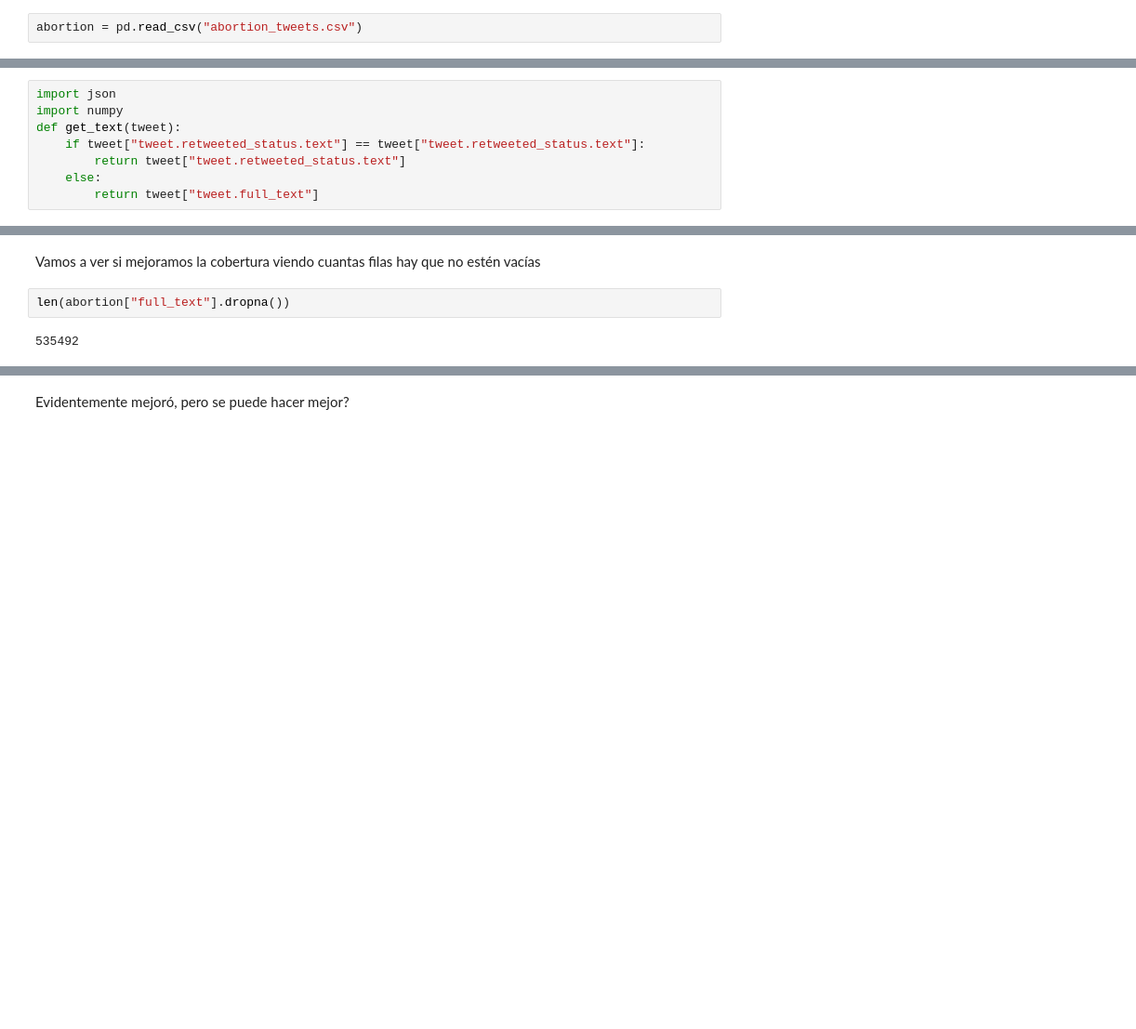
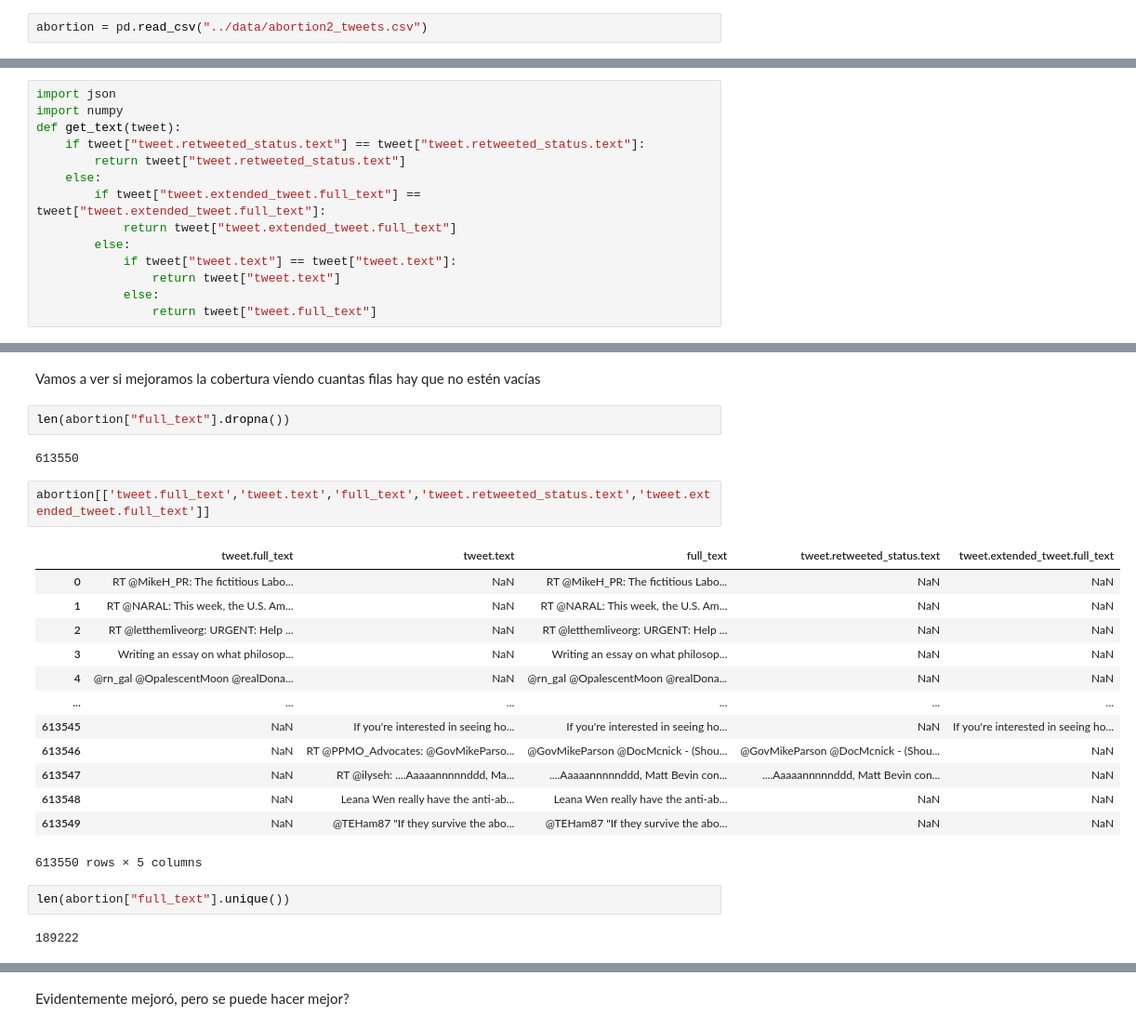
Before and after one commit to matiugrin/mentoria, a Jupyter notebook: 1 - Posicionamiento respecto a un tópico en twitter - Analisis y Visualización.ipynb, the cells around one changed output, grey strips where cells are left out. Shown: that part at 93% size. Cells and saved outputs as stored; diff of their text form; blank space fills up the shorter version.

```diff
--- a/1 - Posicionamiento respecto a un tópico en twitter - Analisis y Visualización.ipynb
+++ b/1 - Posicionamiento respecto a un tópico en twitter - Analisis y Visualización.ipynb
@@ -105,7 +191,7 @@ Anécdota: cuando empezamos a trabajar con este dataset descubrimos que había u
 # %% [markdown]
 Vamos a empezar a trabajar con los datos de twitter sin etiquetar. Vamos a usar los archivos .csv que compartió Matías levantados del mongo (así no tienen que pelearse con mongo). Si son muy pesados y les vuelven lenta la máquina pueden eliminar la mitad, tres cuartos o la cantidad que necesiten de tweets y trabajar con un dataset más chico. También pueden eliminar campos una vez que hayan importado el archivo (ahora vamos a ver como) dado que en principio vamos a trabajar sólo con tweet.full_text, tweet.retweeted_status.full_text, tweet.user.id_str, y tweet.retweeted_status.user.id_str. Para esta parte, peguen los archivos que mandó Matías en la misma carpeta que esta notebook
 # %%
-abortion = pd.read_csv("abortion_tweets.csv")
+abortion = pd.read_csv("../data/abortion2_tweets.csv")
 # %%
 len(abortion)
 # %% [output]
@@ -131,7 +217,13 @@ def get_text(tweet):
     if tweet["tweet.retweeted_status.text"] == tweet["tweet.retweeted_status.text"]:
         return tweet["tweet.retweeted_status.text"]
     else:
-        return tweet["tweet.full_text"]
+        if tweet["tweet.extended_tweet.full_text"] == tweet["tweet.extended_tweet.full_text"]:
+            return tweet["tweet.extended_tweet.full_text"]
+        else:
+            if tweet["tweet.text"] == tweet["tweet.text"]:
+                return tweet["tweet.text"]
+            else:
+                return tweet["tweet.full_text"]
 # %%
 abortion["full_text"] = abortion.apply(get_text, axis=1)
 # %% [markdown]
@@ -141,4 +233,24 @@ Vamos a ver si mejoramos la cobertura viendo cuantas filas hay que no estén vac
 # %%
 len(abortion["full_text"].dropna())
 # %% [output]
-535492
+613550
+# %%
+abortion[['tweet.full_text','tweet.text','full_text','tweet.retweeted_status.text','tweet.extended_tweet.full_text']]
+# %% [output]
+|  | tweet.full_text | tweet.text | full_text | tweet.retweeted_status.text | tweet.extended_tweet.full_text |
+| 0 | RT @MikeH_PR: The fictitious Labo... | NaN | RT @MikeH_PR: The fictitious Labo... | NaN | NaN |
+| 1 | RT @NARAL: This week, the U.S. Am... | NaN | RT @NARAL: This week, the U.S. Am... | NaN | NaN |
+| 2 | RT @letthemliveorg: URGENT: Help ... | NaN | RT @letthemliveorg: URGENT: Help ... | NaN | NaN |
+| 3 | Writing an essay on what philosop... | NaN | Writing an essay on what philosop... | NaN | NaN |
+| 4 | @rn_gal @OpalescentMoon @realDona... | NaN | @rn_gal @OpalescentMoon @realDona... | NaN | NaN |
+| ... | ... | ... | ... | ... | ... |
+| 613545 | NaN | If you're interested in seeing ho... | If you're interested in seeing ho... | NaN | If you're interested in seeing ho... |
+| 613546 | NaN | RT @PPMO_Advocates: @GovMikeParso... | @GovMikeParson @DocMcnick - (Shou... | @GovMikeParson @DocMcnick - (Shou... | NaN |
+| 613547 | NaN | RT @ilyseh: ....Aaaaannnnnddd, Ma... | ....Aaaaannnnnddd, Matt Bevin con... | ....Aaaaannnnnddd, Matt Bevin con... | NaN |
+| 613548 | NaN | Leana Wen really have the anti-ab... | Leana Wen really have the anti-ab... | NaN | NaN |
+| 613549 | NaN | @TEHam87 "If they survive the abo... | @TEHam87 "If they survive the abo... | NaN | NaN |
+613550 rows × 5 columns
+# %%
+len(abortion["full_text"].unique())
+# %% [output]
+189222
```
Also changed, not shown: parts of 12 cells of this notebook.
